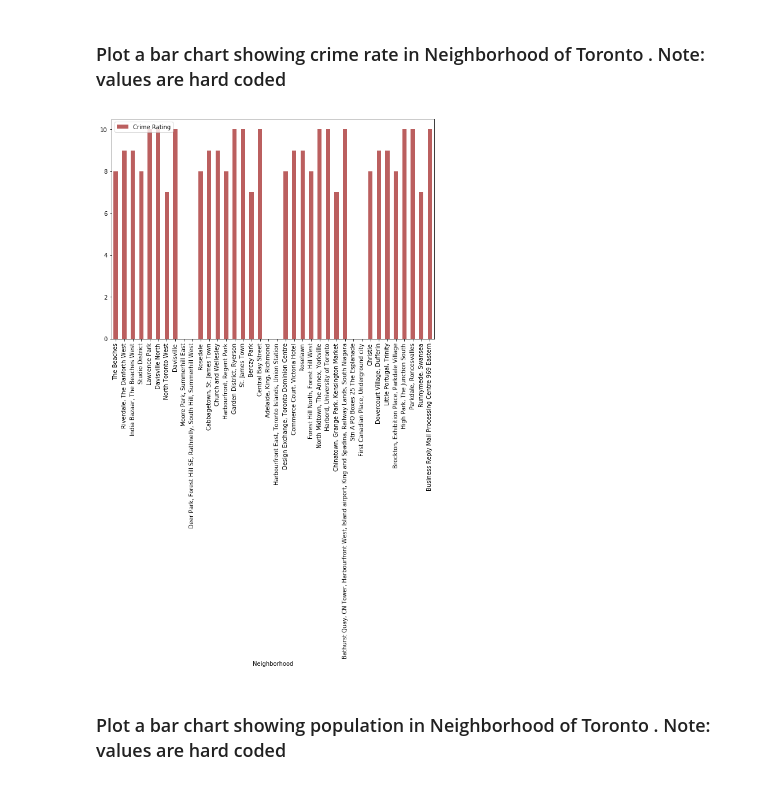
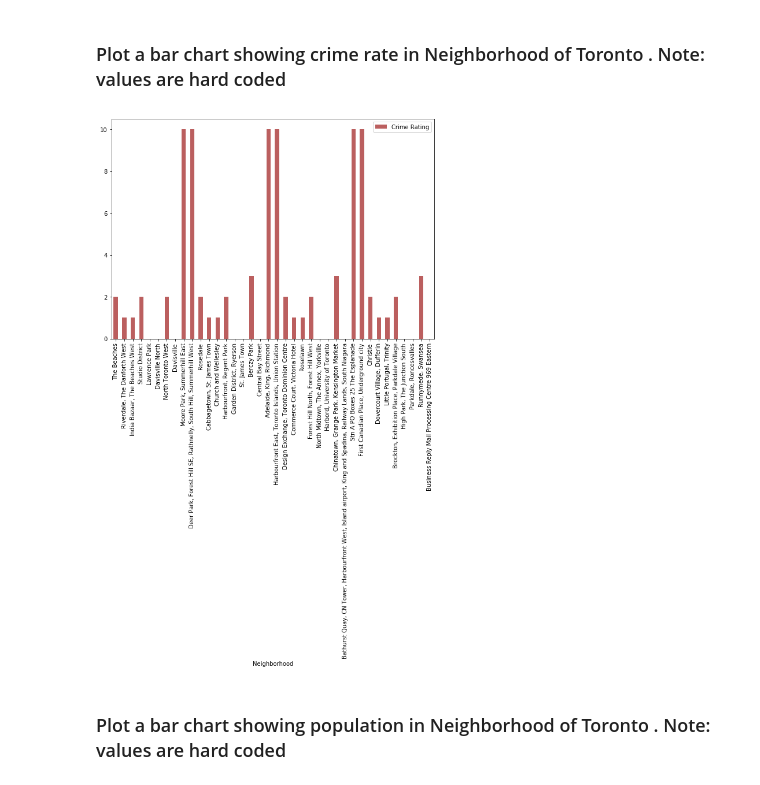
Before and after one commit to steffim88/Coursera_Capstone, a Jupyter notebook: Battle Of Neighborhood.ipynb, the cells around one changed output. Cells and saved outputs as stored; diff of their text form; code cells hidden in the pictures.

```diff
--- a/Battle Of Neighborhood.ipynb
+++ b/Battle Of Neighborhood.ipynb
@@ -546,11 +548,11 @@ Toronto_Avg_HousingPrice.plot(kind='bar',figsize=(10,7),color='orange',alpha=0.7
 ### Plot a bar chart showing crime rate  in Neighborhood of Toronto . Note: values are hard coded
 # %%
 Toronto_Crime_ratings=pd.DataFrame({"Neighborhood":toronto_merged["Neighborhood"],
-                                      "Crime Rating":[8,9,9,8,10,10,7,10,0,0,8,9,9,8,10,10,7,10,0,0,8,9,9,8,10,10,7,10,0,0,8,9,9,8,10,10,7,10]})
+                                      "Crime Rating":[2,1,1,2,0,0,2,0,10,10,2,1,1,2,0,0,3,0,10,10,2,1,1,2,0,0,3,0,10,10,2,1,1,2,0,0,3,0]})
 Toronto_Crime_ratings.set_index('Neighborhood',inplace=True,drop=True)
 Toronto_Crime_ratings.plot(kind='bar',figsize=(10,7),color='brown',alpha=0.75);
 # %% [output]
-[figure, old version]
+[figure, new version]
 # %% [markdown]
 ### Plot a bar chart showing population in Neighborhood of Toronto . Note: values are hard coded
 # %%
```
Also changed, not shown: parts of 14 cells of this notebook.
